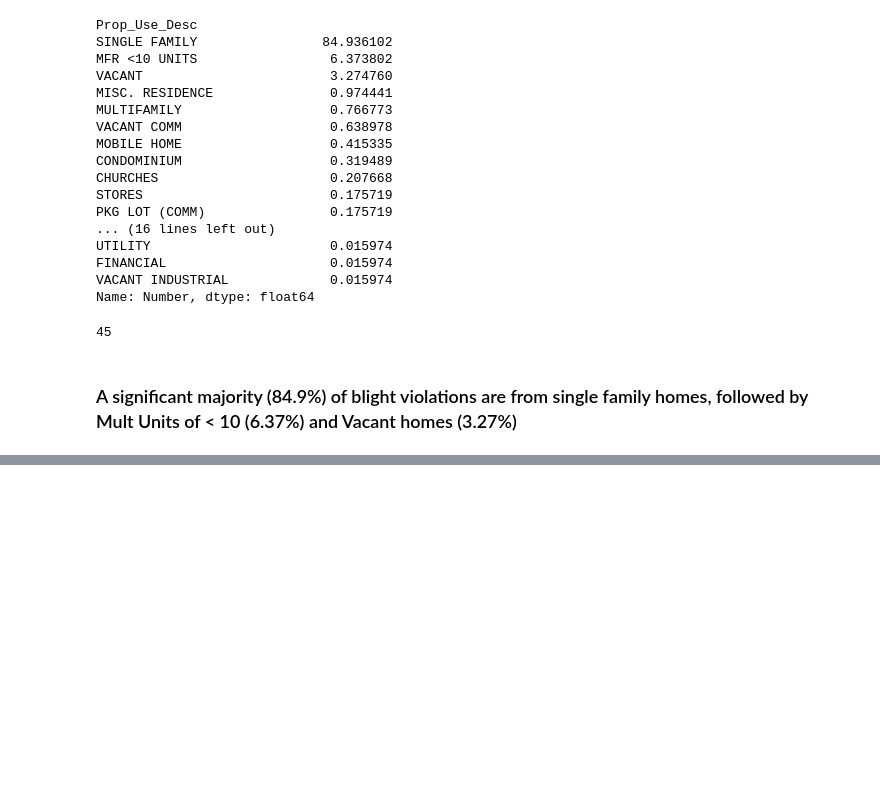
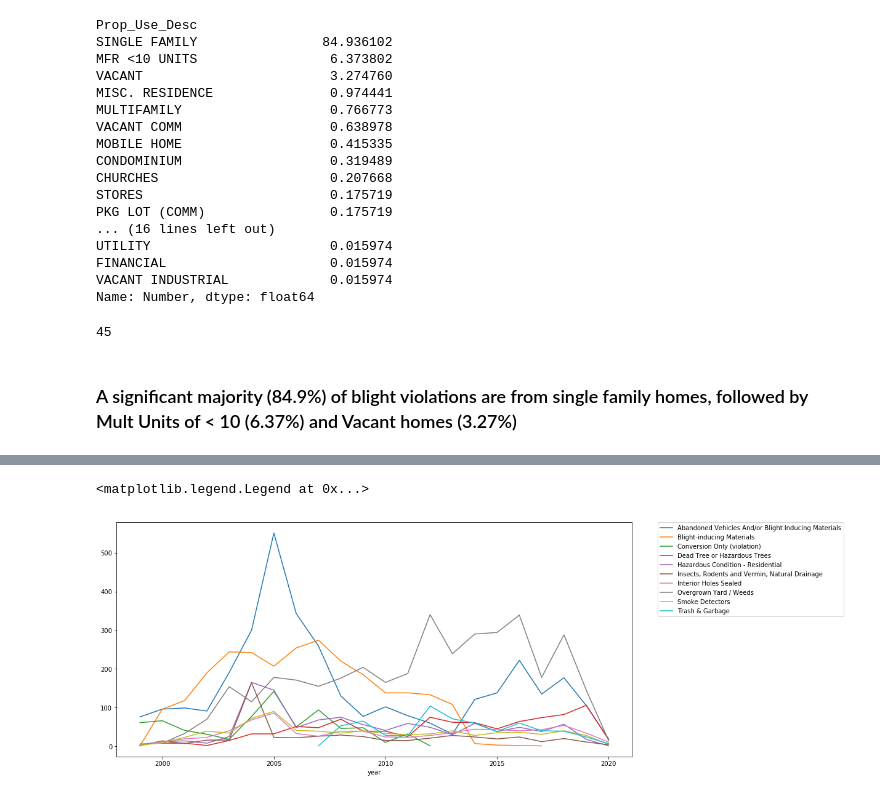
Before and after one commit to hanrosen/gainesville, a Jupyter notebook: Blight-Analysis.ipynb, the cells around one changed output, grey strips where cells are left out. Saved outputs shown, nothing was run; the diff lists cells and outputs as text; code cells hidden in the pictures; blank space fills up the shorter version.

```diff
--- a/Blight-Analysis.ipynb
+++ b/Blight-Analysis.ipynb
@@ -213,0 +275,8 @@ total_blight - blight_prop_type.sum()
+# %%
+violation_desc_10 = violation_desc[violation_desc["Number"] != 1][:10].to_dict()
+
+vio_10 = []
+for x in violation_desc_10['Number'].keys():
+    vio_10.append(x)
+
+vio_10
@@ -213,0 +294,7 @@ total_blight - blight_prop_type.sum()
+# %%
+violations["month"] = violations['Violation_Date'].map(lambda x: x.month)
+violations["year"] = violations['Violation_Date'].map(lambda x: x.year)
+
+
+new_violations = violations[violations['Violation'].isin(vio_10) == True]
+new_violations.head()
@@ -213,0 +309,8 @@ total_blight - blight_prop_type.sum()
+# %%
+fig, ax = plt.subplots(figsize=(15,7))
+
+new_violations.groupby(['year','Violation']).count()['Number'].unstack().plot(ax=ax)
+plt.legend(bbox_to_anchor=(1.05, 1), loc=2, borderaxespad=0.)
+# %% [output]
+<matplotlib.legend.Legend at 0x...>
+[figure, added]
```
Also changed, not shown: parts of 14 cells of this notebook, 1 other file.
